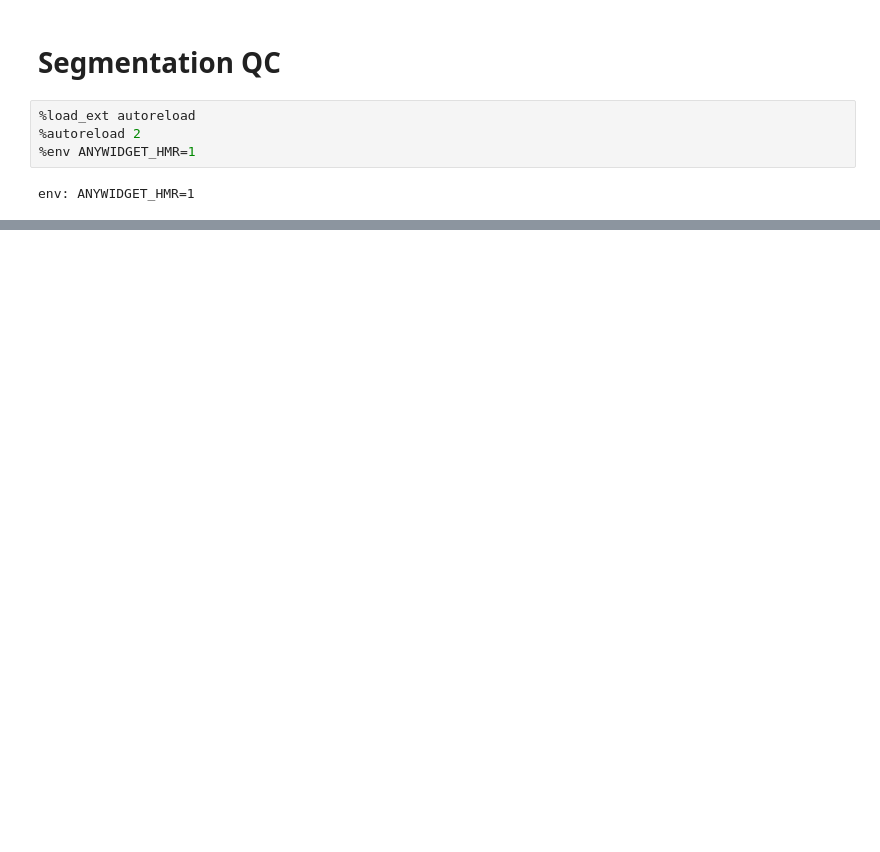
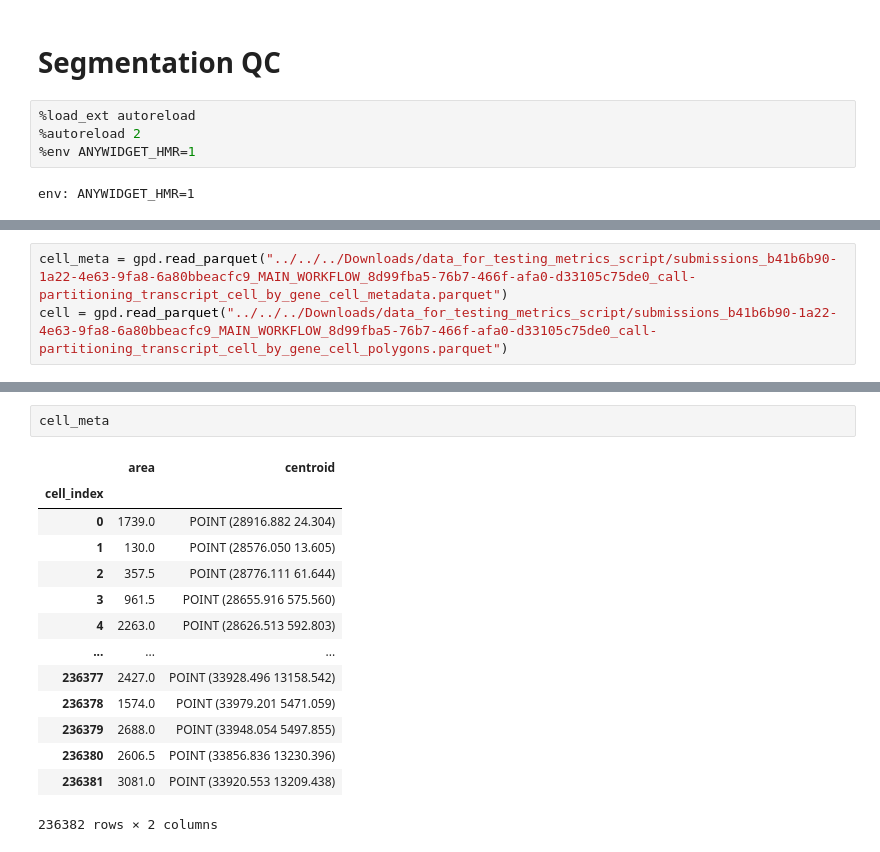
Before and after one commit to broadinstitute/celldega, a Jupyter notebook: notebooks/Segmentation_QC.ipynb, the cells around one changed output, grey strips where cells are left out. Drawn from its saved outputs; the diff is of its cells as text; blank space fills up the shorter version.

```diff
--- a/notebooks/Segmentation_QC.ipynb
+++ b/notebooks/Segmentation_QC.ipynb
@@ -44,0 +38,3 @@ dega.ist_segmentation_metrics
+# %%
+cell_meta = gpd.read_parquet("../../../Downloads/data_for_testing_metrics_script/submissions_b41b6b90-1a22-4e63-9fa8-6a80bbeacfc9_MAIN_WORKFLOW_8d99fba5-76b7-466f-afa0-d33105c75de0_call-partitioning_transcript_cell_by_gene_cell_metadata.parquet")
+cell = gpd.read_parquet("../../../Downloads/data_for_testing_metrics_script/submissions_b41b6b90-1a22-4e63-9fa8-6a80bbeacfc9_MAIN_WORKFLOW_8d99fba5-76b7-466f-afa0-d33105c75de0_call-partitioning_transcript_cell_by_gene_cell_polygons.parquet")
@@ -44,0 +57,17 @@ dega.ist_segmentation_metrics
+# %%
+cell_meta
+# %% [output]
+|  | area | centroid |
+| cell_index |  |  |
+| 0 | 1739.0 | POINT (28916.882 24.304) |
+| 1 | 130.0 | POINT (28576.050 13.605) |
+| 2 | 357.5 | POINT (28776.111 61.644) |
+| 3 | 961.5 | POINT (28655.916 575.560) |
+| 4 | 2263.0 | POINT (28626.513 592.803) |
+| ... | ... | ... |
+| 236377 | 2427.0 | POINT (33928.496 13158.542) |
+| 236378 | 1574.0 | POINT (33979.201 5471.059) |
+| 236379 | 2688.0 | POINT (33948.054 5497.855) |
+| 236380 | 2606.5 | POINT (33856.836 13230.396) |
+| 236381 | 3081.0 | POINT (33920.553 13209.438) |
+236382 rows × 2 columns
```
Also changed, not shown: parts of 8 cells of this notebook, 3 other files.
